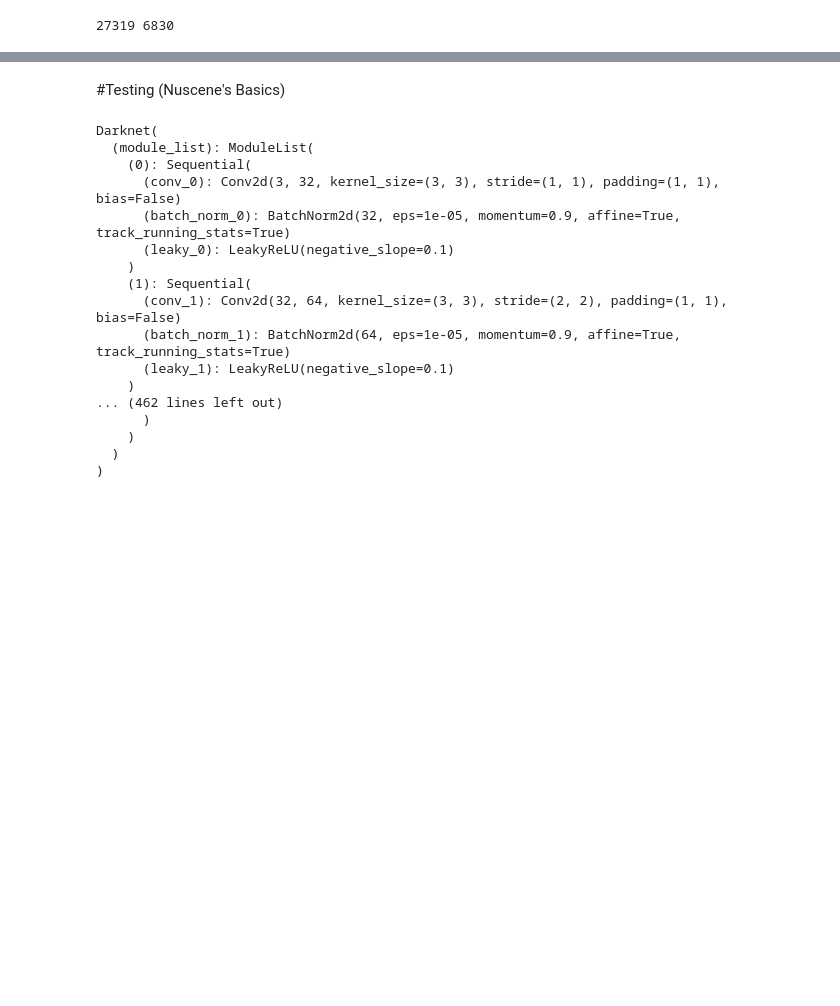
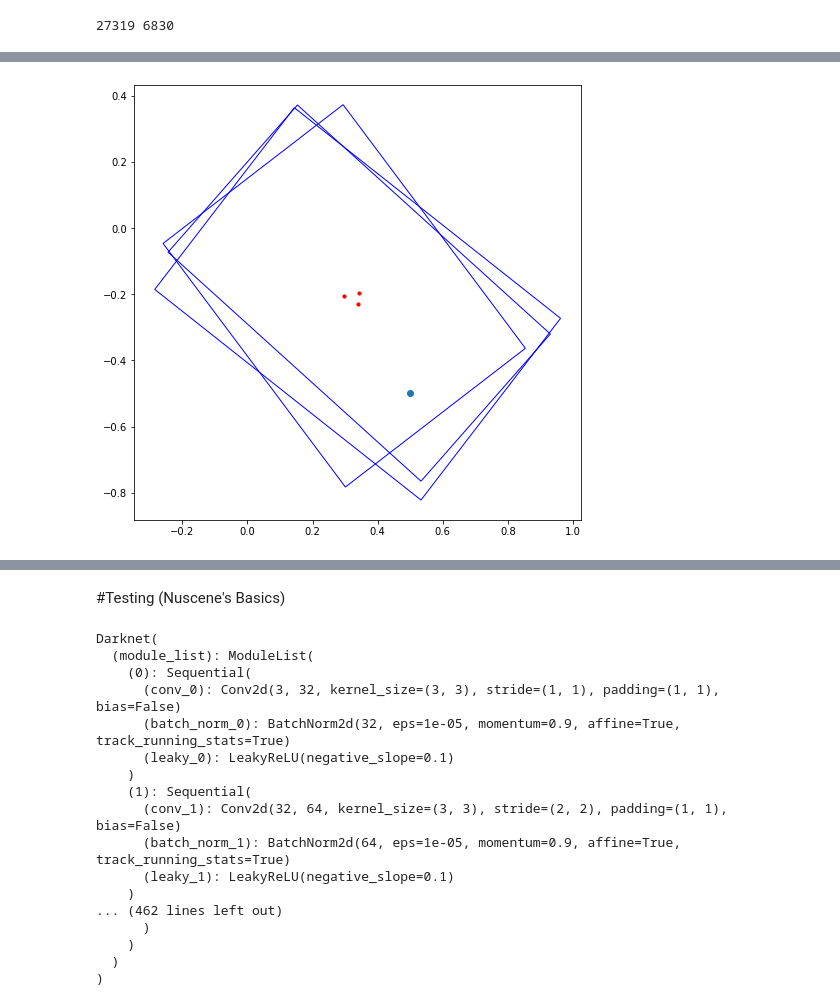
Before and after one commit to jackaboy7981/Single-Image-Depth-YoloV3-, a Jupyter notebook: SingleImgDepth(Yolov3)Notebookversion.ipynb, the cells around one changed output, grey strips where cells are left out. Saved outputs shown, nothing was run; the diff lists cells and outputs as text; code cells hidden in the pictures; blank space fills up the shorter version.

Commit message:
New corrected notebook

```diff
--- a/SingleImgDepth(Yolov3)Notebookversion.ipynb
+++ b/SingleImgDepth(Yolov3)Notebookversion.ipynb
@@ -1759,4 +1635,4 @@ dataloader = torch.utils.data.DataLoader(
 )
 class_names = dataset.categories
 # %%
-optimizer = torch.optim.Adam(model.parameters(),lr =0.00005)
+optimizer = torch.optim.Adam(model.parameters(),lr =0.0003)
@@ -1832,0 +1639,94 @@ Saved
+# %%
+import tqdm
+import json
+
+#
+if os.path.exists("/content/drive/MyDrive/SingleImgDepthYolo/checkpoints/step.json"):
+  with open('/content/drive/MyDrive/SingleImgDepthYolo/checkpoints/step.json') as f:
+    data = json.load(f)
+  step = data['step']
+else:
+  step = 0
+for epoch in tqdm.notebook.tqdm(range(opt.epochs),unit='epoch'):
+    model.train()
+    for batch_i, (imgs, targets) in enumerate(dataloader):
+        batches_done = len(dataloader) * epoch + batch_i
+
+        imgs = Variable(imgs.to(device))
+        targets = Variable(targets.to(device), requires_grad=False)
+
+        loss, outputs = model(imgs, targets)
+        loss.backward()
+        loss = loss.cpu().detach().numpy()
+
+        try:
+          print("Step :",step," -- ",batch_i,"Batch",loss,"Targets = ",targets.shape[0],"Ratio =",loss/targets.shape[0],"Threshold (0.2):", len(non_max_suppression(outputs,conf_thres = 0.2,nms_thres=0.5)[0]))
+        except:
+          print("Step :",step," -- ",batch_i,"Batch",loss,"Targets = ",targets.shape[0],"Ratio =",loss/targets.shape[0])
+
+        if batches_done % opt.gradient_accumulations == 0 and batches_done != 0:
+            # Accumulates gradient before each step
+            optimizer.step()
+            optimizer.zero_grad()
+            print("->",optimizer.param_groups[0]['lr'])
+            step += 1
+            steps ={'step':step}
+            if step == 400000:
+              optimizer.param_groups[0]['lr'] = 0.0001
+            elif step ==  450000 :
+              optimizer.param_groups[0]['lr'] = 0.00001
+
+
+        if batch_i % opt.checkpoint_interval == 0 and batch_i != 0:
+            torch.save(model.state_dict(), "/content/drive/MyDrive/SingleImgDepthYolo/checkpoints/full_data_drive_restart-1.pth")
+            with open("/content/drive/MyDrive/SingleImgDepthYolo/checkpoints/step.json",'w+') as f:
+              json.dump(steps,f)
+            print("Saved")
+            try:
+                out = non_max_suppression(outputs,conf_thres = 0.3,nms_thres=0.5)
+                out[0][:,:2] /=1024
+                out[0][:,3:5] /=1024
+                draw(out[0])
+                print("threshold :",0.3)
+            except:
+                try:
+                    out = non_max_suppression(outputs,conf_thres = 0.2,nms_thres=0.5)
+                    out[0][:,:2] /=1024
+                    out[0][:,3:5] /=1024
+                    draw(out[0])
+                    print("threshold :",0.2)
+                except:
+                  print("Nothing !!!!")
+
+        del imgs,targets,outputs,loss
+        torch.cuda.empty_cache()
+
+        torch.save(sampler.get_state(),"/content/drive/MyDrive/SingleImgDepthYolo/checkpoints/sampler_state.pth")
+
+    if epoch % opt.evaluation_interval == 0 and opt.evaluation_interval != 0:
+        print("\n---- Evaluating Model ----")
+        # Evaluate the model on the validation set
+        precision, recall, AP, f1, ap_class = evaluate(
+            model,
+            test_samples,
+            iou_thres=0.5,
+            conf_thres=0.5,
+            nms_thres=0.5,
+            img_size=opt.img_size,
+            batch_size=2,
+        )
+        evaluation_metrics = [
+            ("val_precision", precision.mean()),
+            ("val_recall", recall.mean()),
+            ("val_mAP", AP.mean()),
+            ("val_f1", f1.mean()),
+        ]
+        #logger.list_of_scalars_summary(evaluation_metrics, epoch)
+
+        # Print class APs and mAP
+        ap_table = [["Index", "Class name", "AP"]]
+        for i, c in enumerate(ap_class):
+            ap_table += [[c, class_names[c], "%.5f" % AP[i]]]
+        print(AsciiTable(ap_table).table)
+        print(f"---- mAP {AP.mean()}")
+# %% [output]
@@ -1832,0 +1750 @@ Saved
+[figure, added]
```
Also changed, not shown: parts of 26 cells of this notebook.
